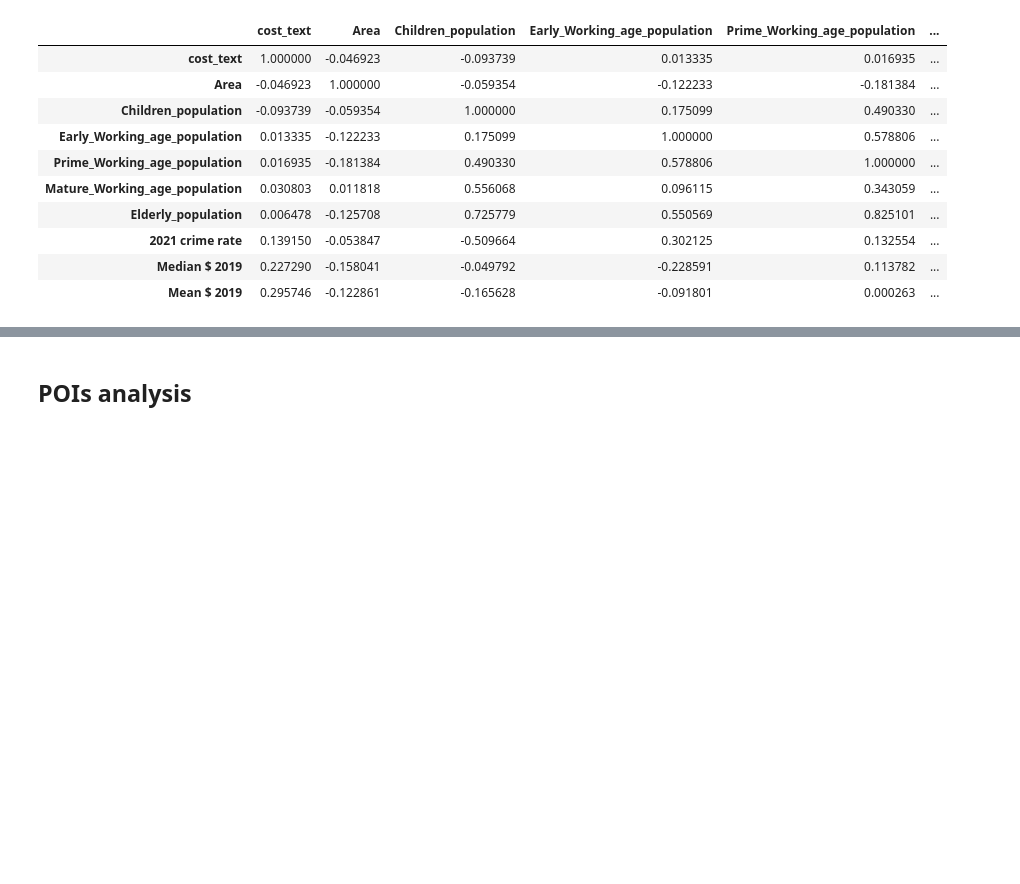
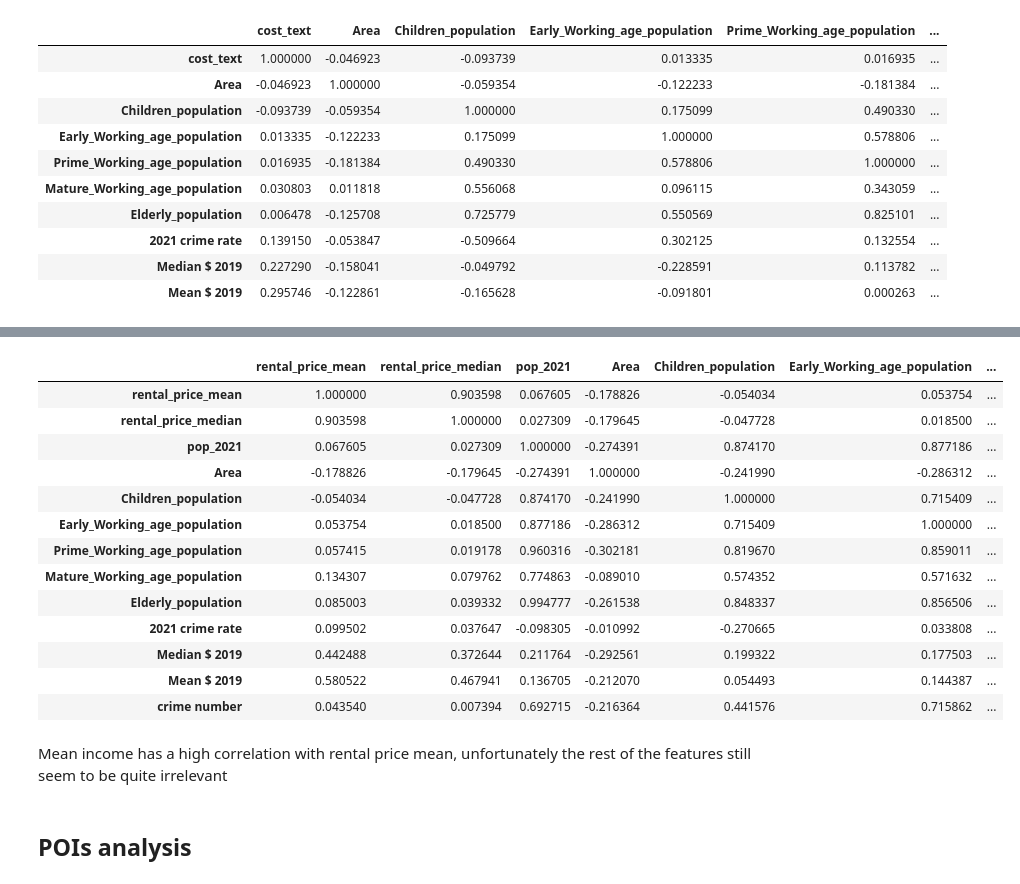
Before and after one commit to MAST30034-Applied-Data-Science/generic-real-estate-consulting-project-18, a Jupyter notebook: notebooks/Summary_notebook.ipynb, the cells around one changed output, grey strips where cells are left out. Cells and saved outputs as stored; diff of their text form; code cells hidden in the pictures; blank space fills up the shorter version.

```diff
--- a/notebooks/Summary_notebook.ipynb
+++ b/notebooks/Summary_notebook.ipynb
@@ -189,9 +192,8 @@ FileNotFoundError: [Errno 2] No such file or directory: 'data/curated/external_f
+# %%
+SA2_features= SA2_features_raw.copy() # copy a df over for prelim. analysis (individual)
 # %%
 # drop irrelevant columns
 SA2_features.drop(columns = ['pop_2021', 'Unnamed: 0','property_type','LGA code','SA2 code','SA2 name'], inplace = True)
-# %%
-# replace string values
-SA2_features = SA2_features.replace(['np'],'0')
 # %%
 # convert all columns to numerical
 for column in SA2_features.columns:
@@ -228,0 +231,4 @@ Disappointingly, only mean income seem to be moderately correlated with rental p
+# %%
+# get mean and median rental price of each SA2
+SA2_mean_price = SA2_features_raw.groupby('SA2 name')['cost_text'].mean()
+SA2_median_price = SA2_features_raw.groupby('SA2 name')['cost_text'].median()
@@ -229,3 +251,38 @@ Disappointingly, only mean income seem to be moderately correlated with rental p
+# %%
+# get all SA2 specific features into the new df
+SA2_data = pd.DataFrame()
+SA2_data['rental_price_mean'] = SA2_mean_price
+SA2_data['rental_price_median'] = SA2_median_price
+SA2_data.reset_index(inplace = True)
+
+# iterate through pd frame and get SA2 features
+for column in SA2_features_raw.iloc[[],6:].columns:
+    SA2_features_raw[column]=SA2_features_raw[column].astype(float)
+    SA2_data = SA2_data.merge(SA2_features_raw.groupby('SA2 name')[str(column)].first(), left_on = ['SA2 name'], right_index = True)
+
+# add another feature, specific crime number to the df
+SA2_data['crime number'] = SA2_data['pop_2021']*SA2_data['2021 crime rate']
+# %%
+# examine correlation between SA2 mean and median and features
+corr_3 = SA2_data .corr()
+corr_3.style.background_gradient(cmap='coolwarm')
+# %% [output]
+|  | rental_price_mean | rental_price_median | pop_2021 | Area | Children_population | Early_Working_age_population | ... |
+| rental_price_mean | 1.000000 | 0.903598 | 0.067605 | -0.178826 | -0.054034 | 0.053754 | ... |
+| rental_price_median | 0.903598 | 1.000000 | 0.027309 | -0.179645 | -0.047728 | 0.018500 | ... |
+| pop_2021 | 0.067605 | 0.027309 | 1.000000 | -0.274391 | 0.874170 | 0.877186 | ... |
+| Area | -0.178826 | -0.179645 | -0.274391 | 1.000000 | -0.241990 | -0.286312 | ... |
+| Children_population | -0.054034 | -0.047728 | 0.874170 | -0.241990 | 1.000000 | 0.715409 | ... |
+| Early_Working_age_population | 0.053754 | 0.018500 | 0.877186 | -0.286312 | 0.715409 | 1.000000 | ... |
+| Prime_Working_age_population | 0.057415 | 0.019178 | 0.960316 | -0.302181 | 0.819670 | 0.859011 | ... |
+| Mature_Working_age_population | 0.134307 | 0.079762 | 0.774863 | -0.089010 | 0.574352 | 0.571632 | ... |
+| Elderly_population | 0.085003 | 0.039332 | 0.994777 | -0.261538 | 0.848337 | 0.856506 | ... |
+| 2021 crime rate | 0.099502 | 0.037647 | -0.098305 | -0.010992 | -0.270665 | 0.033808 | ... |
+| Median $ 2019 | 0.442488 | 0.372644 | 0.211764 | -0.292561 | 0.199322 | 0.177503 | ... |
+| Mean $ 2019 | 0.580522 | 0.467941 | 0.136705 | -0.212070 | 0.054493 | 0.144387 | ... |
+| crime number | 0.043540 | 0.007394 | 0.692715 | -0.216364 | 0.441576 | 0.715862 | ... |
+# %% [markdown]
+Mean income has a high correlation with rental price mean, unfortunately the rest of the features still seem to be quite irrelevant
 # %% [markdown]
 ## POIs analysis
 # %% [markdown]
```
Also changed, not shown: parts of 9 cells of this notebook.
